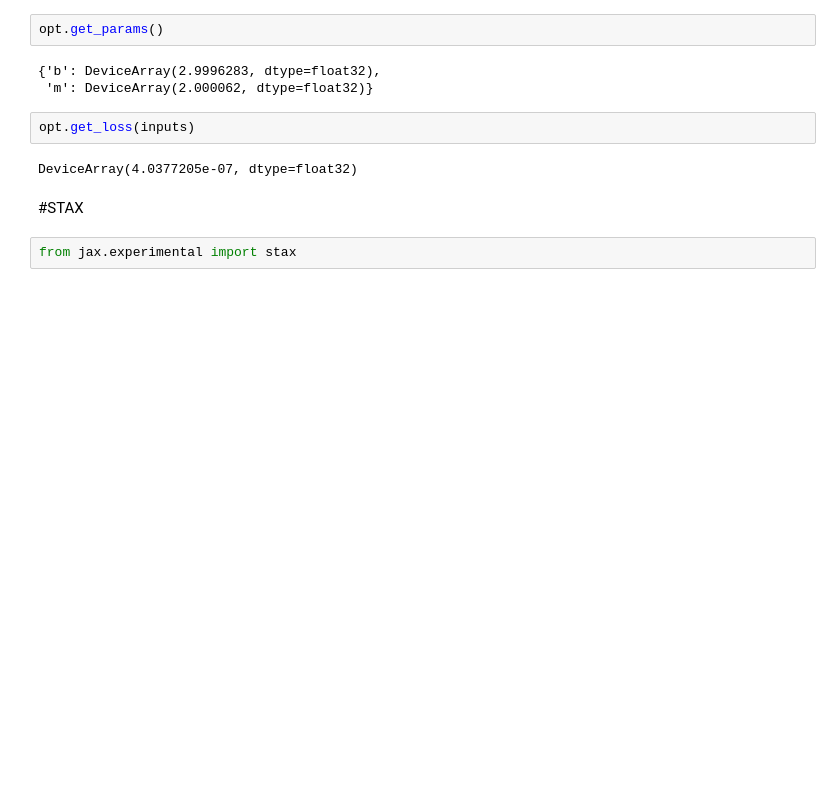
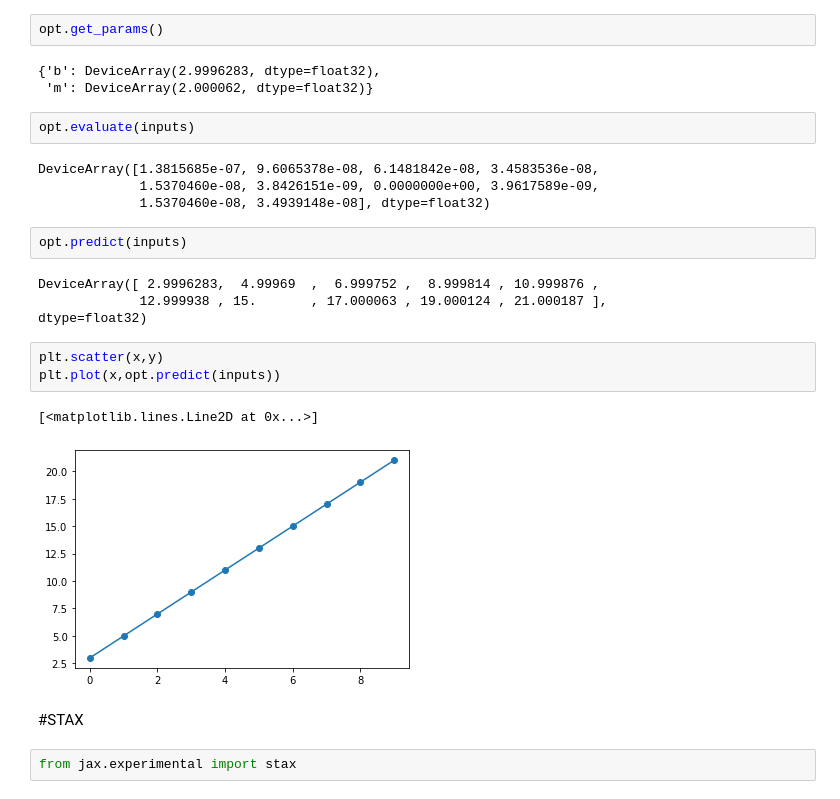
Before and after one commit to sokrypton/laxy, a Jupyter notebook: laxy_example.ipynb, the cells around one changed output. Cells and saved outputs as stored; diff of their text form; blank space fills up the shorter version.

```diff
--- a/laxy_example.ipynb
+++ b/laxy_example.ipynb
@@ -59,9 +59,22 @@ opt.get_params()
 {'b': DeviceArray(2.9996283, dtype=float32),
  'm': DeviceArray(2.000062, dtype=float32)}
 # %%
-opt.get_loss(inputs)
+opt.evaluate(inputs)
 # %% [output]
-DeviceArray(4.0377205e-07, dtype=float32)
+DeviceArray([1.3815685e-07, 9.6065378e-08, 6.1481842e-08, 3.4583536e-08,
+             1.5370460e-08, 3.8426151e-09, 0.0000000e+00, 3.9617589e-09,
+             1.5370460e-08, 3.4939148e-08], dtype=float32)
+# %%
+opt.predict(inputs)
+# %% [output]
+DeviceArray([ 2.9996283,  4.99969  ,  6.999752 ,  8.999814 , 10.999876 ,
+             12.999938 , 15.       , 17.000063 , 19.000124 , 21.000187 ],            dtype=float32)
+# %%
+plt.scatter(x,y)
+plt.plot(x,opt.predict(inputs))
+# %% [output]
+[<matplotlib.lines.Line2D at 0x...>]
+[figure, added]
 # %% [markdown]
 #STAX
 # %%
```
Also changed, not shown: parts of 7 cells of this notebook.
